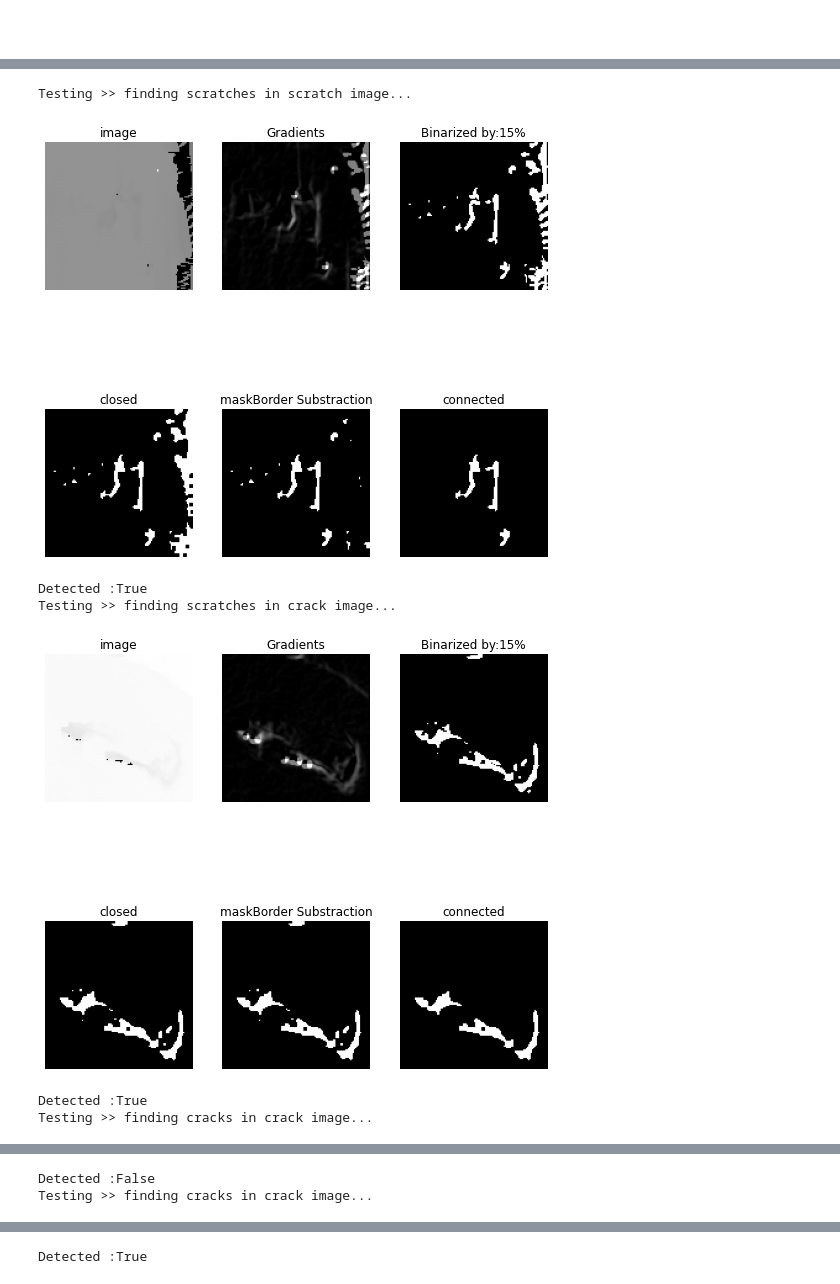
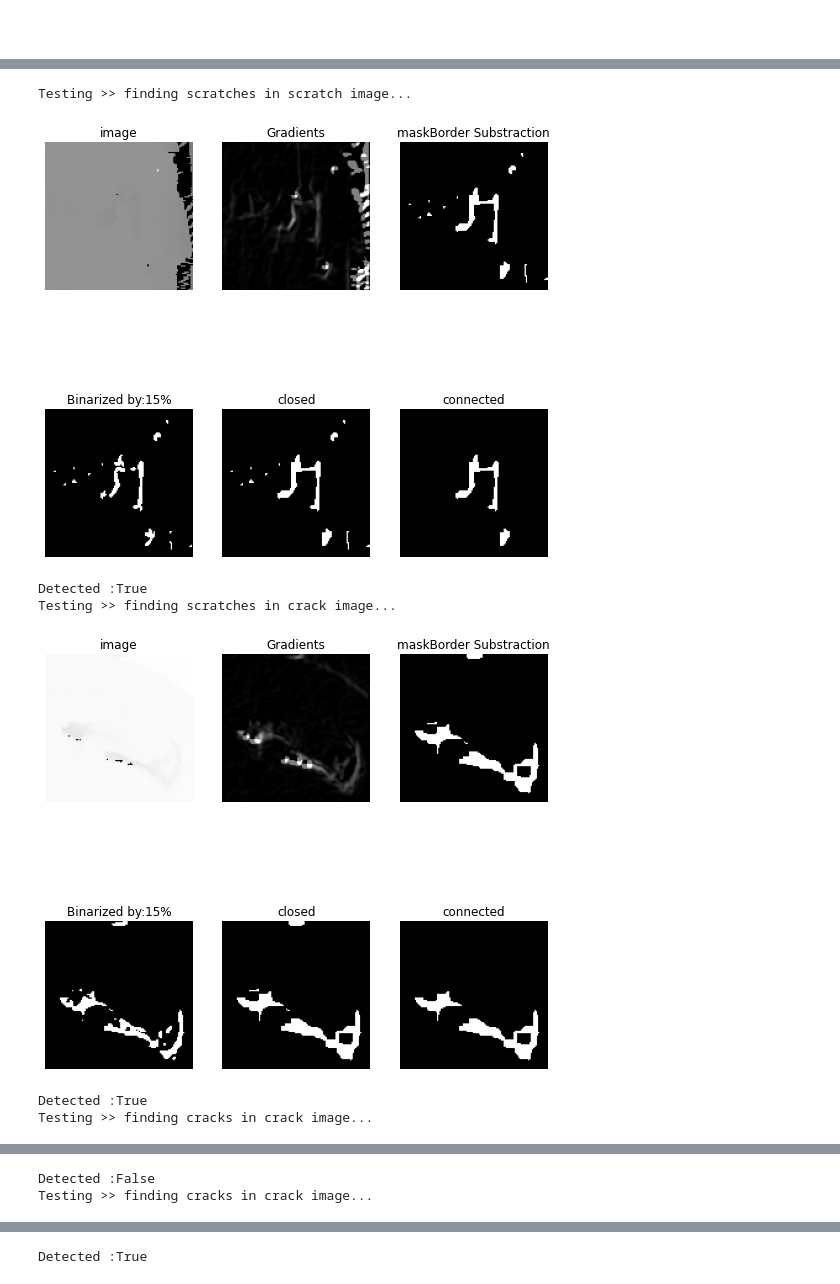
Before and after one commit to keny91/ChapChallenge, a Jupyter notebook: CameraBottom.ipynb, the cells around one changed output, grey strips where cells are left out. Saved outputs shown, nothing was run; the diff lists cells and outputs as text; code cells hidden in the pictures.

```diff
--- a/CameraBottom.ipynb
+++ b/CameraBottom.ipynb
@@ -435,7 +444,7 @@ def keepConnectedComponents(img, min_size, connectivity=8):
 
   found = False
 
-    # Find all connected components (called here "labels")
+    # Find all connected ("labels")
   imgCopy = img.copy()
     # num_labels, labels, stats, centroids = cv.connectedComponentsWithStats(
     #     img, connectivity=connectivity)
@@ -458,20 +467,20 @@ def keepConnectedComponents(img, min_size, connectivity=8):
   return imgCopy ,found
 
 
-def DetectScratchesLevel(image, mask,verbose = False):
-  bin_percent_th = 15
+def DetectScratchesLevel(image, mask,th_lvl,min_size,verbose = False):
+  bin_percent_th = th_lvl
   grad = Gradients(image,7)
-  bin = BinGrads(grad, bin_percent_th)
-
-  close = mySF.close(bin,3)
-  applyMask = substractMask(close, mask, 7)
-  convert = Convert8b(applyMask)
-  connected, check = keepConnectedComponents(convert, 50, connectivity=8)
+  applyMask = substractMask(grad, mask, 10)
+  bin = BinGrads(applyMask, bin_percent_th)
+  close = mySF.close(bin,7)
+  convert = Convert8b(close)
+  connected, check = keepConnectedComponents(convert, min_size, connectivity=8)
 
 
   if verbose:
+
     fig = plt.figure(figsize=(9, 9))
-    # ax.set_xlabel("Check Scratches")
+    # ax.set_xlabel("Check Cracks")
     fig.add_subplot(2, 3, 1)
     # showing image
     plt.imshow(image,cmap='gray')
@@ -486,21 +495,22 @@ def DetectScratchesLevel(image, mask,verbose = False):
 
     fig.add_subplot(2, 3, 3)
     # showing image
+    plt.imshow(convert,cmap='gray')
+    plt.axis('off')
+    plt.title("maskBorder Substraction")
+
+    fig.add_subplot(2, 3, 4)
+    # showing image
     plt.imshow(bin,cmap='gray')
     plt.axis('off')
     plt.title("Binarized by:" +str(bin_percent_th)+ "%")
 
-    fig.add_subplot(2, 3, 4)
+    fig.add_subplot(2, 3, 5)
     # showing image
     plt.imshow(close,cmap='gray')
     plt.axis('off')
     plt.title("closed")
 
-    fig.add_subplot(2, 3, 5)
-    # showing image
-    plt.imshow(convert,cmap='gray')
-    plt.axis('off')
-    plt.title("maskBorder Substraction")
 
     fig.add_subplot(2, 3, 6)
     # showing image
@@ -513,15 +523,16 @@ def DetectScratchesLevel(image, mask,verbose = False):
 
   return connected, check
 
-def DetectCracksLevel(image, mask,verbose = False):
-  bin_percent_th = 30
+def DetectCracksLevel(image, mask, th_lvl,min_size,verbose = False):
+  bin_percent_th = th_lvl
+
   grad = Gradients(image,7)
-  bin = BinGrads(grad,bin_percent_th )
+  applyMask = substractMask(grad, mask, 10)
+  bin = BinGrads(applyMask, bin_percent_th)
+  close = mySF.close(bin,7)
+  convert = Convert8b(close)
+  connected, check = keepConnectedComponents(convert, min_size, connectivity=8)
 
-  close = mySF.close(bin,3)
-  applyMask = substractMask(close, mask, 7)
-  convert = Convert8b(applyMask)
-  connected, check = keepConnectedComponents(convert, 50, connectivity=8)
 
   if verbose:
 
@@ -542,21 +553,22 @@ def DetectCracksLevel(image, mask,verbose = False):
 
     fig.add_subplot(2, 3, 3)
     # showing image
+    plt.imshow(convert,cmap='gray')
+    plt.axis('off')
+    plt.title("maskBorder Substraction")
+
+    fig.add_subplot(2, 3, 4)
+    # showing image
     plt.imshow(bin,cmap='gray')
     plt.axis('off')
     plt.title("Binarized by:" +str(bin_percent_th)+ "%")
 
-    fig.add_subplot(2, 3, 4)
+    fig.add_subplot(2, 3, 5)
     # showing image
     plt.imshow(close,cmap='gray')
     plt.axis('off')
     plt.title("closed")
 
-    fig.add_subplot(2, 3, 5)
-    # showing image
-    plt.imshow(convert,cmap='gray')
-    plt.axis('off')
-    plt.title("maskBorder Substraction")
 
     fig.add_subplot(2, 3, 6)
     # showing image
@@ -564,40 +576,40 @@ def DetectCracksLevel(image, mask,verbose = False):
     plt.axis('off')
     plt.title("connected")
 
 
     plt.show()
 
   return connected, check
 
 
 
 
 
 ############  Execurtion ##################
 
 # gradients_scratch = Gradients(MaskApplied_scratch,7)
 # gradients_crack = Gradients(MaskApplied_crack,7)
 
 
 # mgBw_crack = BinGrads(gradients_crack, 15)
 
 print("Testing >> finding scratches in scratch image..." )
-FINAL_1, found = DetectScratchesLevel(MaskApplied_scratch,cutoff_scratch_mask,True)
+FINAL_1, found = DetectScratchesLevel(MaskApplied_scratch,cutoff_scratch_mask,15,75,True)
 print("Detected :"+ str(found) )
 print("Testing >> finding scratches in crack image..." )
-FINAL_2, found = DetectScratchesLevel(MaskApplied_crack,cutoff_crack_mask,True)
+FINAL_2, found = DetectScratchesLevel(MaskApplied_crack,cutoff_crack_mask,15,75,True)
 print("Detected :"+ str(found) )
 print("Testing >> finding cracks in crack image..." )
-FINAL_1, found = DetectCracksLevel(MaskApplied_scratch,cutoff_scratch_mask,True)
+FINAL_1, found = DetectCracksLevel(MaskApplied_scratch,cutoff_scratch_mask,30,75,True)
 print("Detected :"+ str(found) )
 print("Testing >> finding cracks in crack image..." )
-FINAL_2, found = DetectCracksLevel(MaskApplied_crack,cutoff_crack_mask,True)
+FINAL_2, found = DetectCracksLevel(MaskApplied_crack,cutoff_crack_mask,30,75,True)
 print("Detected :"+ str(found) )
 # %% [output]
 Testing >> finding scratches in scratch image...
-[figure, old version]
+[figure, new version]
 Detected :True
 Testing >> finding scratches in crack image...
-[figure, old version]
+[figure, new version]
 Detected :True
 Testing >> finding cracks in crack image...
```
Also changed, not shown: parts of 20 cells of this notebook, 14 other files.
